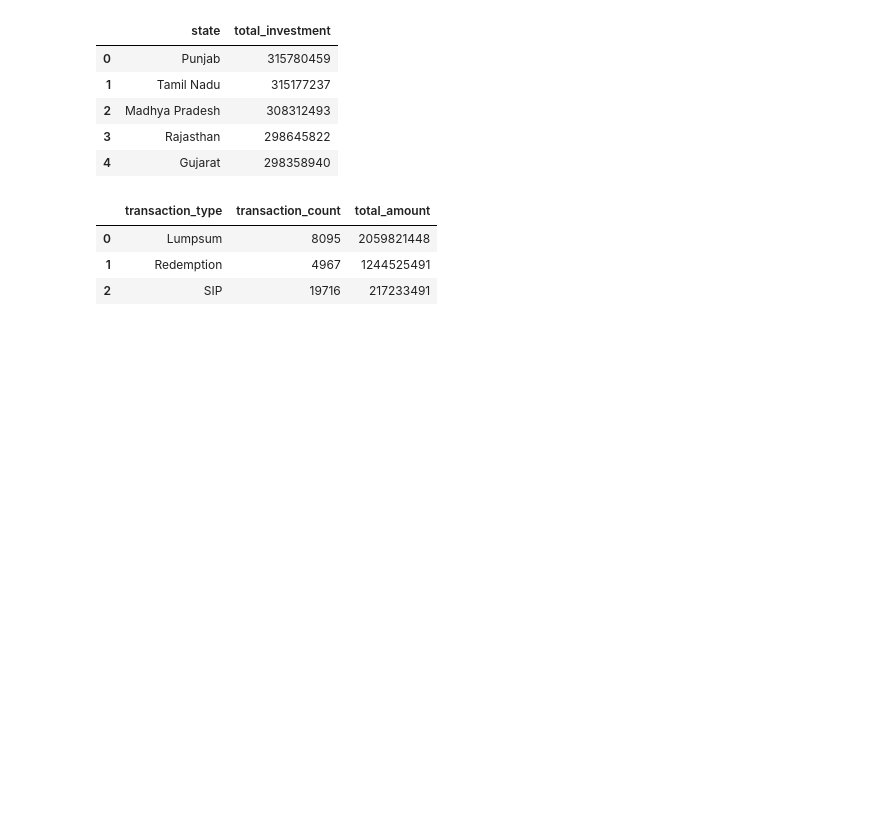
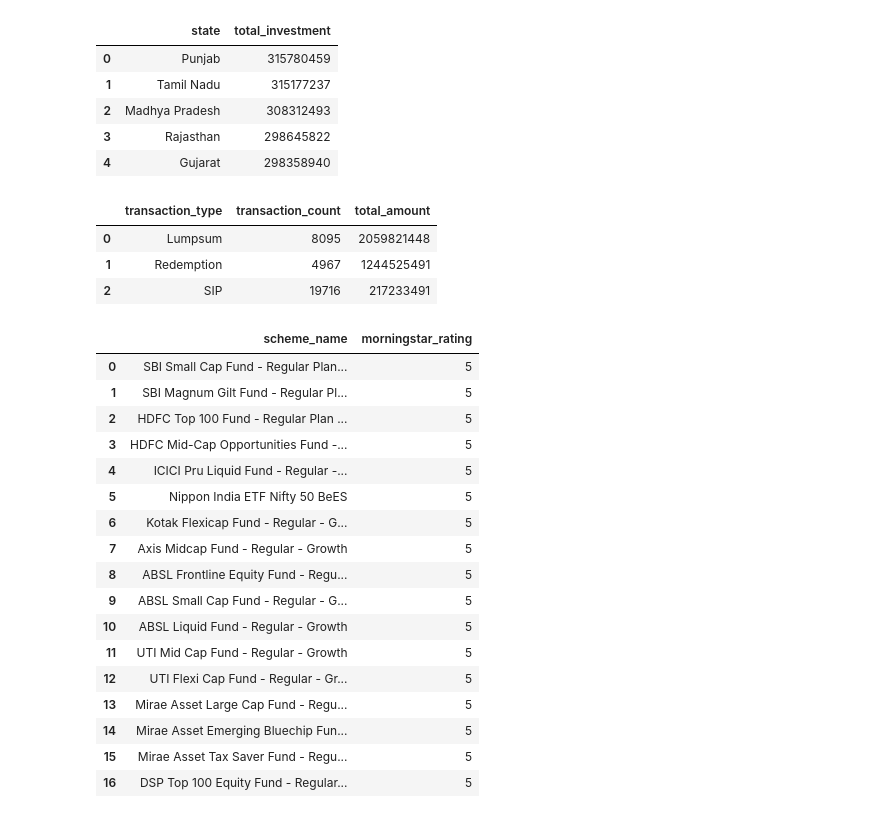
Before and after one commit to yadavprateek084/Mutual_Fund_Analytics, a Jupyter notebook: sql/queries.ipynb, the cells around one changed output. Saved outputs shown, nothing was run; the diff lists cells and outputs as text; code cells hidden in the pictures; blank space fills up the shorter version.

```diff
--- a/sql/queries.ipynb
+++ b/sql/queries.ipynb
@@ -340,3 +340,38 @@ pd.read_sql(query, conn)
 | 0 | Lumpsum | 8095 | 2059821448 |
 | 1 | Redemption | 4967 | 1244525491 |
 | 2 | SIP | 19716 | 217233491 |
+# %%
+query = """
+
+-- Highest Rated Funds
+
+SELECT
+    d.scheme_name,
+    p.morningstar_rating
+FROM fact_performance p
+JOIN dim_fund d
+ON d.amfi_code = p.amfi_code
+WHERE p.morningstar_rating = 5;
+
+"""
+
+pd.read_sql(query, conn)
+# %% [output]
+|  | scheme_name | morningstar_rating |
+| 0 | SBI Small Cap Fund - Regular Plan... | 5 |
+| 1 | SBI Magnum Gilt Fund - Regular Pl... | 5 |
+| 2 | HDFC Top 100 Fund - Regular Plan ... | 5 |
+| 3 | HDFC Mid-Cap Opportunities Fund -... | 5 |
+| 4 | ICICI Pru Liquid Fund - Regular -... | 5 |
+| 5 | Nippon India ETF Nifty 50 BeES | 5 |
+| 6 | Kotak Flexicap Fund - Regular - G... | 5 |
+| 7 | Axis Midcap Fund - Regular - Growth | 5 |
+| 8 | ABSL Frontline Equity Fund - Regu... | 5 |
+| 9 | ABSL Small Cap Fund - Regular - G... | 5 |
+| 10 | ABSL Liquid Fund - Regular - Growth | 5 |
+| 11 | UTI Mid Cap Fund - Regular - Growth | 5 |
+| 12 | UTI Flexi Cap Fund - Regular - Gr... | 5 |
+| 13 | Mirae Asset Large Cap Fund - Regu... | 5 |
+| 14 | Mirae Asset Emerging Bluechip Fun... | 5 |
+| 15 | Mirae Asset Tax Saver Fund - Regu... | 5 |
+| 16 | DSP Top 100 Equity Fund - Regular... | 5 |
```
Also changed, not shown: 2 other files.
